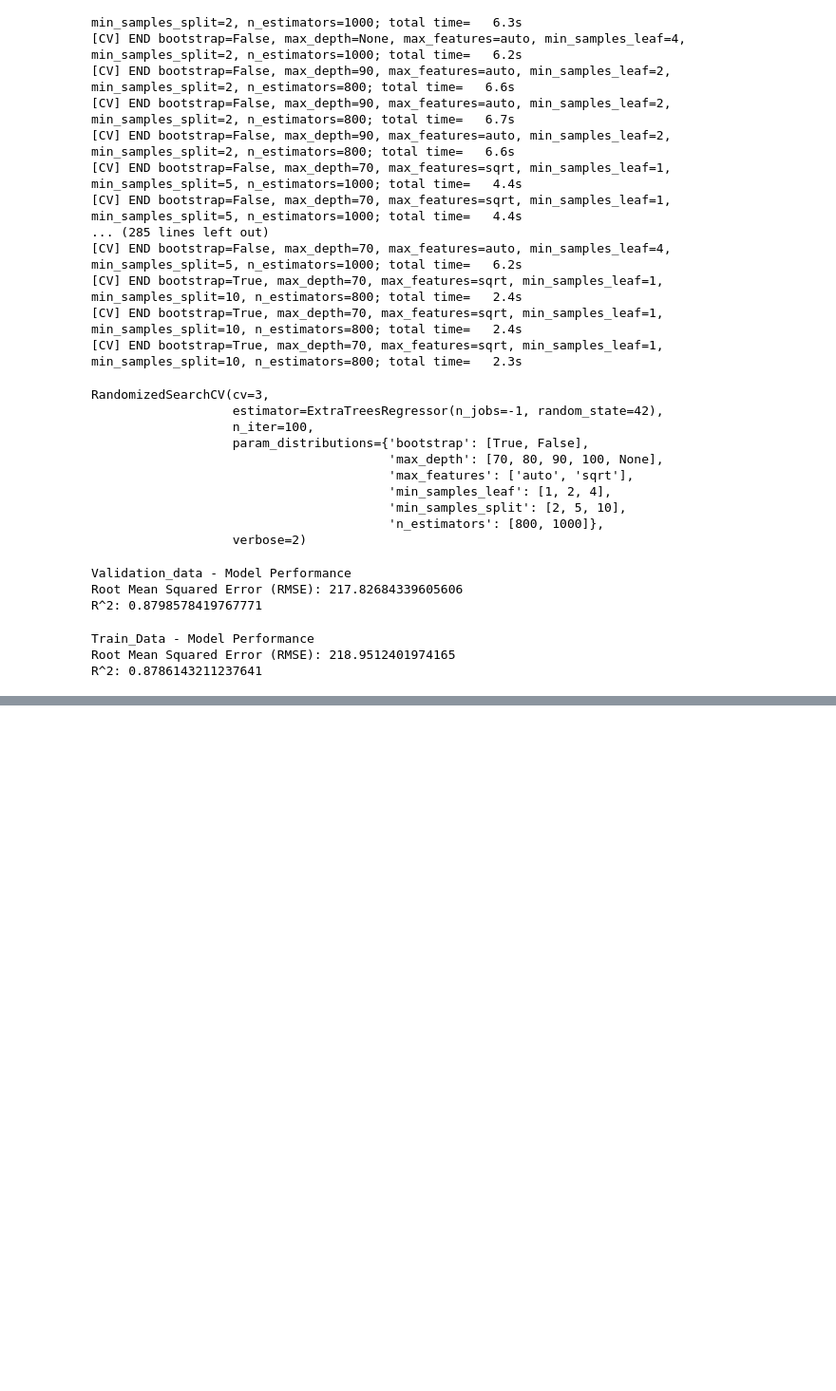
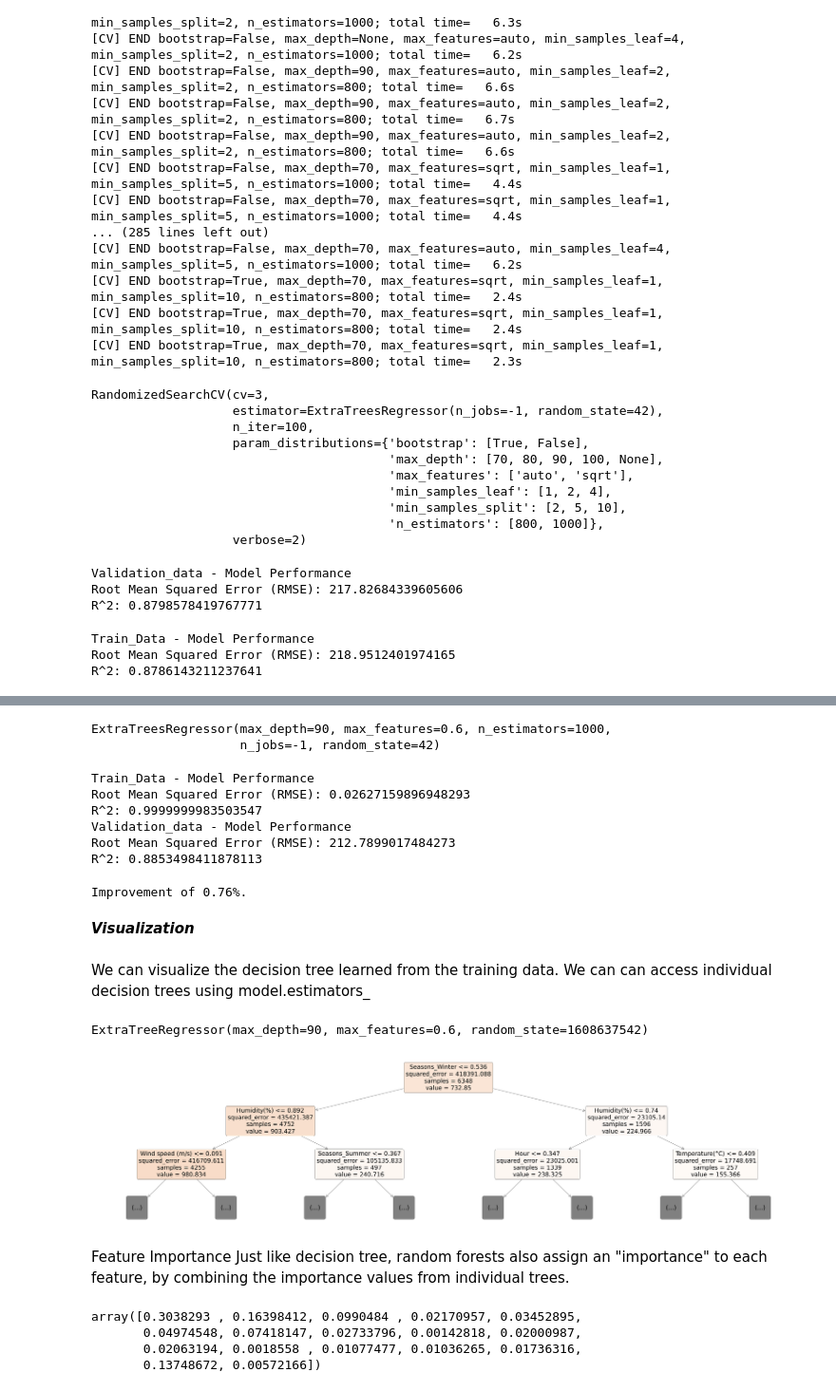
Before and after one commit to Amit-95/Bike_sharing_demand_pred, a Jupyter notebook: Bike_Sharing_Demand_Prediction_Capstone_Project.ipynb, the cells around one changed output, grey strips where cells are left out. Shown at 95% size. Drawn from its saved outputs; the diff is of its cells as text; code cells hidden in the pictures; blank space fills up the shorter version.

```diff
--- a/Bike_Sharing_Demand_Prediction_Capstone_Project.ipynb
+++ b/Bike_Sharing_Demand_Prediction_Capstone_Project.ipynb
@@ -928,0 +931,54 @@ R^2: 0.8786143211237641
+# %%
+# Create the model with custom hyperparameters
+model = ExtraTreesRegressor(random_state=42, n_jobs=-1,max_depth=90,
+                                    max_features=0.6,n_estimators=1000,min_samples_leaf=1,min_samples_split=2)
+# Fit the model
+model.fit(train_inputs,train_targets)
+# %% [output]
+ExtraTreesRegressor(max_depth=90, max_features=0.6, n_estimators=1000,
+                    n_jobs=-1, random_state=42)
+# %%
+# Training set
+evaluate_train(model, train_inputs,train_targets)
+
+# Validation set
+evaluate_val(model, val_inputs,val_targets)
+# %% [output]
+Train_Data - Model Performance
+Root Mean Squared Error (RMSE): 0.02627159896948293
+R^2: 0.9999999983503547
+Validation_data - Model Performance
+Root Mean Squared Error (RMSE): 212.7899017484273
+R^2: 0.8853498411878113
+# %%
+
+print('Improvement of {:0.2f}%.'.format( 100 * (0.8853 - 0.87863) / 0.8773))
+# %% [output]
+Improvement of 0.76%.
+# %% [markdown]
+***Visualization***
+# %% [markdown]
+We can visualize the decision tree learned from the training data. We can can access individual decision trees using model.estimators_
+# %%
+model.estimators_[0]
+# %% [output]
+ExtraTreeRegressor(max_depth=90, max_features=0.6, random_state=1608637542)
+# %%
+
+# Import plot_tree from sklearn library
+from sklearn.tree import plot_tree
+
+plt.figure(figsize=(80,20))
+plot_tree(model.estimators_[0], max_depth=2, feature_names=train_inputs.columns, filled=True, rounded=True, );
+# %% [output]
+[figure, added]
+# %% [markdown]
+Feature Importance Just like decision tree, random forests also assign an "importance" to each feature, by combining the importance values from individual trees.
+# %%
+# Important features or coefficient of the model
+model.feature_importances_
+# %% [output]
+array([0.3038293 , 0.16398412, 0.0990484 , 0.02170957, 0.03452895,
+       0.04974548, 0.07418147, 0.02733796, 0.00142818, 0.02000987,
+       0.02063194, 0.0018558 , 0.01077477, 0.01036265, 0.01736316,
+       0.13748672, 0.00572166])
```
Also changed, not shown: parts of 22 cells of this notebook.
